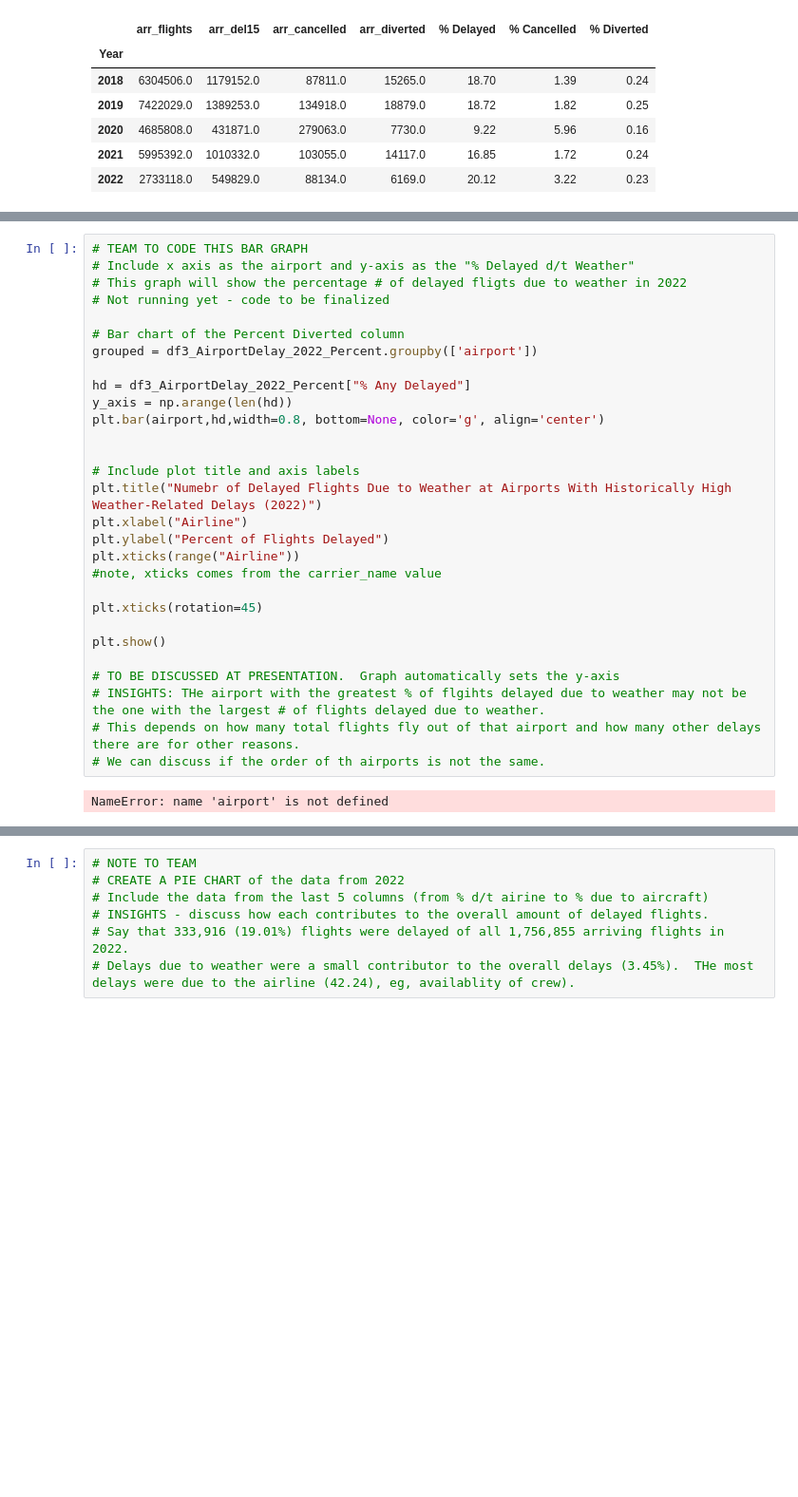
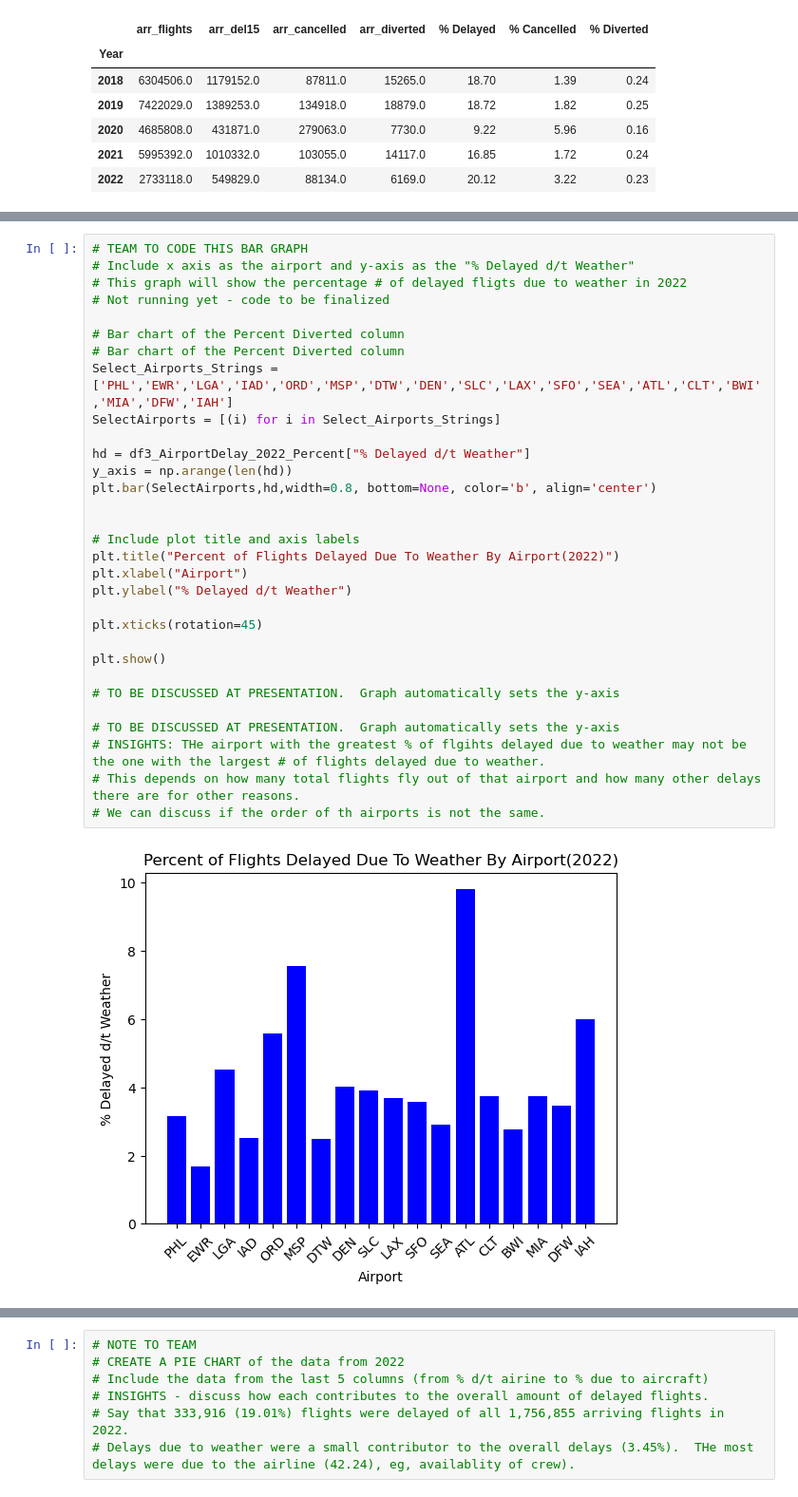
Before and after one commit to Tawn-Scotton/Team_3_Project_1, a Jupyter notebook: ProjectAirlineDelay.ipynb, the cells around one changed output, grey strips where cells are left out. Shown: that part at 95% size. Cells and saved outputs as stored; diff of their text form; blank space fills up the shorter version.

```diff
--- a/ProjectAirlineDelay.ipynb
+++ b/ProjectAirlineDelay.ipynb
@@ -332,34 +330,36 @@ NameError: name 'airport' is not defined
 # %%
 # TEAM TO CODE THIS BAR GRAPH
 # Include x axis as the airport and y-axis as the "% Delayed d/t Weather"
 # This graph will show the percentage # of delayed fligts due to weather in 2022
 # Not running yet - code to be finalized
 
 # Bar chart of the Percent Diverted column
-grouped = df3_AirportDelay_2022_Percent.groupby(['airport'])
+# Bar chart of the Percent Diverted column
+Select_Airports_Strings = ['PHL','EWR','LGA','IAD','ORD','MSP','DTW','DEN','SLC','LAX','SFO','SEA','ATL','CLT','BWI','MIA','DFW','IAH']
+SelectAirports = [(i) for i in Select_Airports_Strings]
 
-hd = df3_AirportDelay_2022_Percent["% Any Delayed"]
+hd = df3_AirportDelay_2022_Percent["% Delayed d/t Weather"]
 y_axis = np.arange(len(hd))
-plt.bar(airport,hd,width=0.8, bottom=None, color='g', align='center')
+plt.bar(SelectAirports,hd,width=0.8, bottom=None, color='b', align='center')
 
 
 # Include plot title and axis labels
-plt.title("Numebr of Delayed Flights Due to Weather at Airports With Historically High Weather-Related Delays (2022)")
-plt.xlabel("Airline")
-plt.ylabel("Percent of Flights Delayed")
-plt.xticks(range("Airline"))
-#note, xticks comes from the carrier_name value
+plt.title("Percent of Flights Delayed Due To Weather By Airport(2022)")
+plt.xlabel("Airport")
+plt.ylabel("% Delayed d/t Weather")
 
 plt.xticks(rotation=45)
 
 plt.show()
 
 # TO BE DISCUSSED AT PRESENTATION.  Graph automatically sets the y-axis
+
+# TO BE DISCUSSED AT PRESENTATION.  Graph automatically sets the y-axis
 # INSIGHTS: THe airport with the greatest % of flgihts delayed due to weather may not be the one with the largest # of flights delayed due to weather.
 # This depends on how many total flights fly out of that airport and how many other delays there are for other reasons.
 # We can discuss if the order of th airports is not the same.
 # %% [output]
-NameError: name 'airport' is not defined
+[figure, added]
 # %%
 # Show delays for all reasons in the airports identified with at least 1 month >50 weather delays in 2003 to 2022.
 # Data are from 2003 to 2022
```
Also changed, not shown: parts of 23 cells of this notebook.
